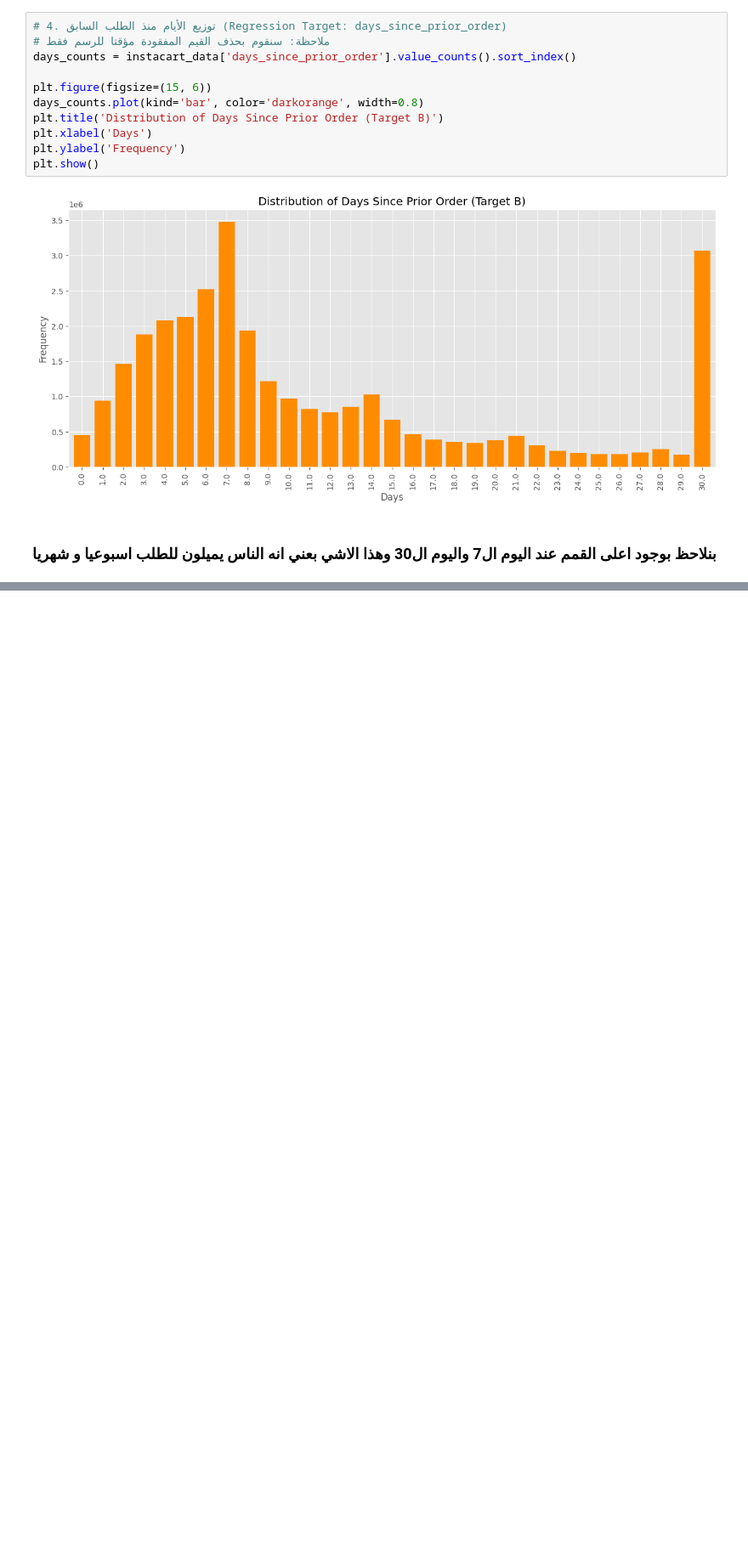
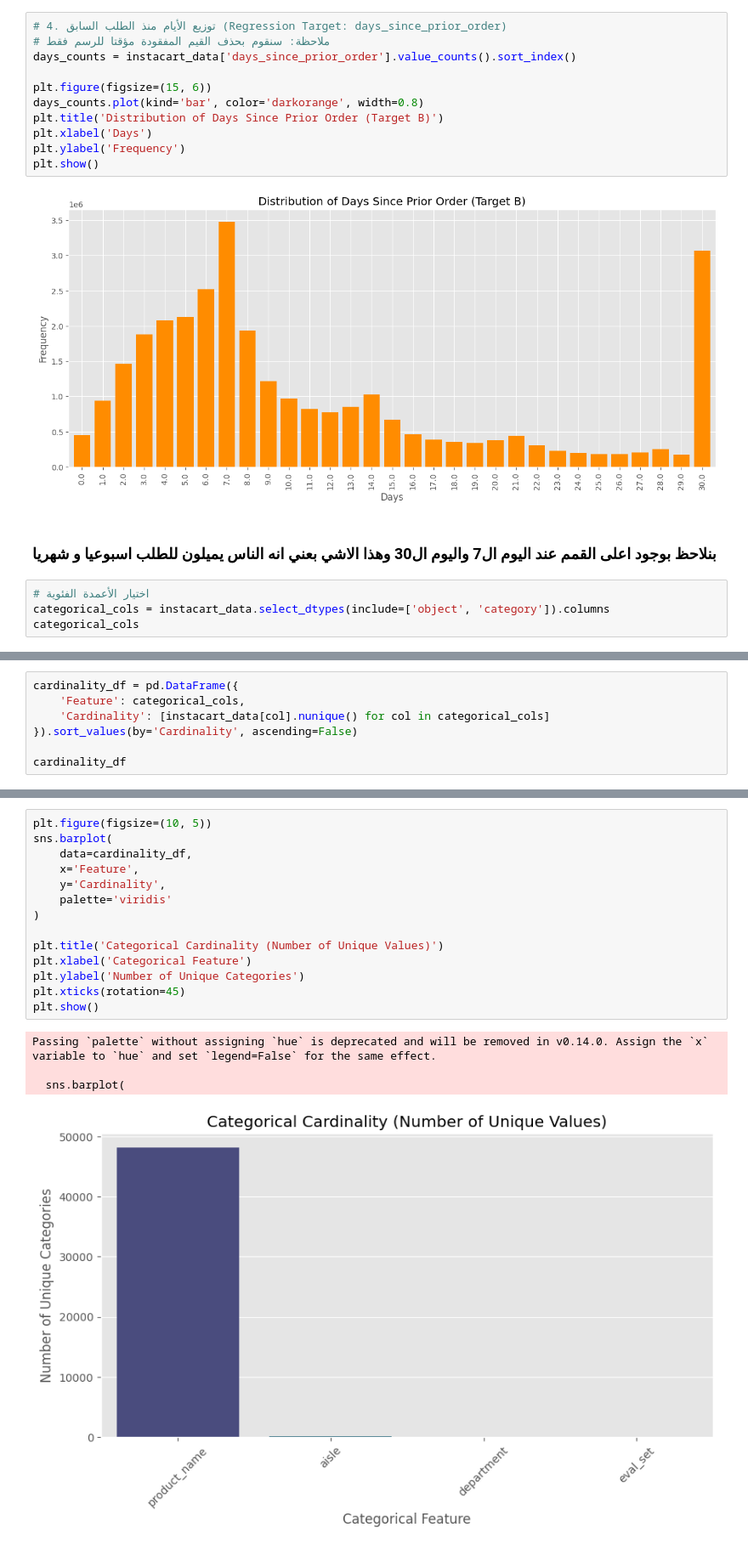
Before and after one commit to mohammed-lafi1035/DS230_final_Project_AE, a Jupyter notebook: Welcome_To_Colab.ipynb, the cells around one changed output, grey strips where cells are left out. Shown: that part at 85% size. Drawn from its saved outputs; the diff is of its cells as text; blank space fills up the shorter version.

```diff
--- a/Welcome_To_Colab.ipynb
+++ b/Welcome_To_Colab.ipynb
@@ -216,3 +216,7 @@ plt.show()
 [figure]
 # %% [markdown]
 ### بنلاحظ بوجود اعلى القمم عند اليوم ال7 واليوم ال30 وهذا الاشي بعني انه الناس يميلون للطلب اسبوعيا و شهريا
+# %%
+# اختيار الأعمدة الفئوية
+categorical_cols = instacart_data.select_dtypes(include=['object', 'category']).columns
+categorical_cols
@@ -218,0 +225,7 @@ plt.show()
+# %%
+cardinality_df = pd.DataFrame({
+    'Feature': categorical_cols,
+    'Cardinality': [instacart_data[col].nunique() for col in categorical_cols]
+}).sort_values(by='Cardinality', ascending=False)
+
+cardinality_df
@@ -218,0 +238,19 @@ plt.show()
+# %%
+plt.figure(figsize=(10, 5))
+sns.barplot(
+    data=cardinality_df,
+    x='Feature',
+    y='Cardinality',
+    palette='viridis'
+)
+
+plt.title('Categorical Cardinality (Number of Unique Values)')
+plt.xlabel('Categorical Feature')
+plt.ylabel('Number of Unique Categories')
+plt.xticks(rotation=45)
+plt.show()
+# %% [output]
+Passing `palette` without assigning `hue` is deprecated and will be removed in v0.14.0. Assign the `x` variable to `hue` and set `legend=False` for the same effect.
+
+  sns.barplot(
+[figure, added]
```
Also changed, not shown: parts of 3 cells of this notebook.
